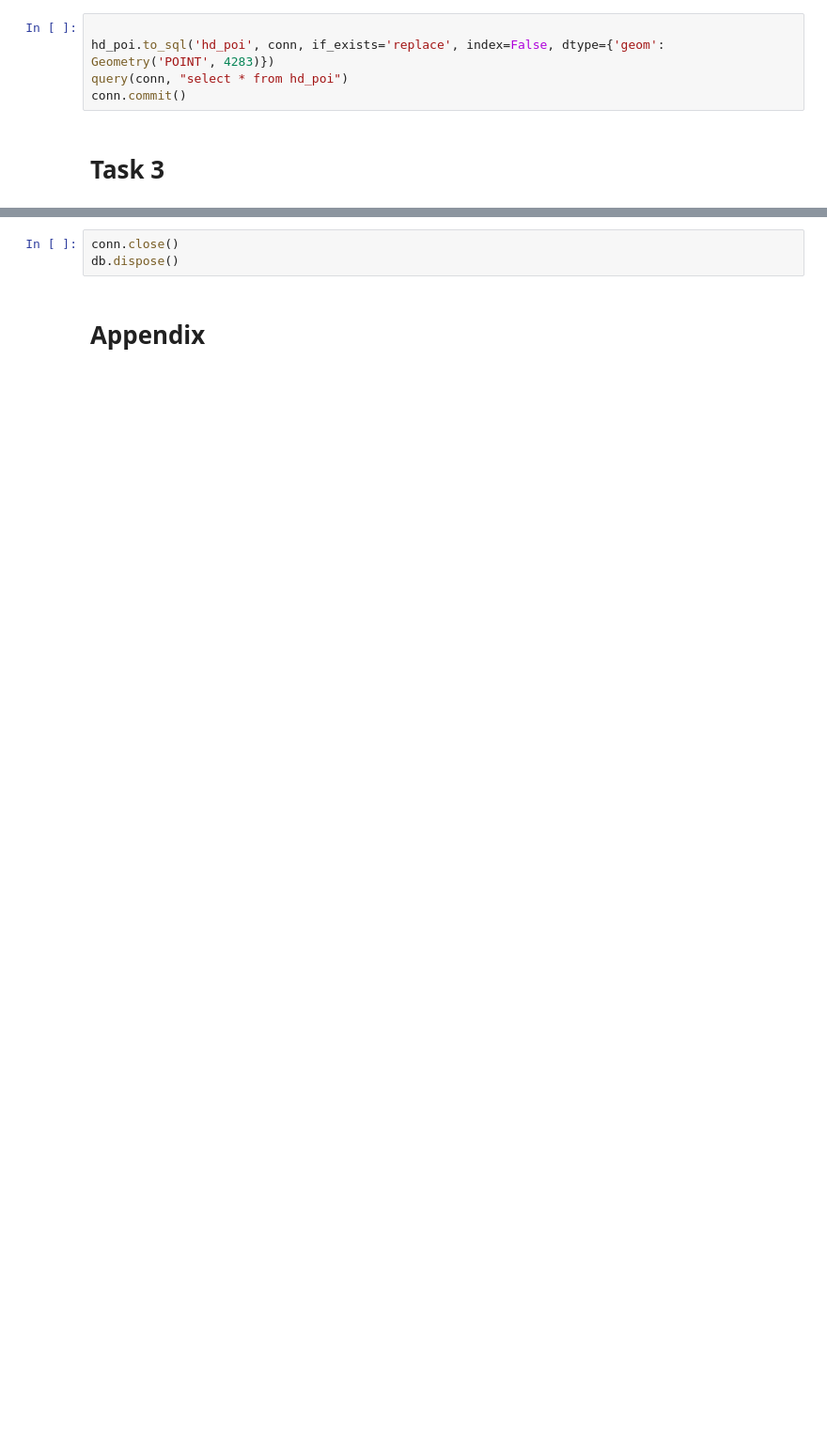
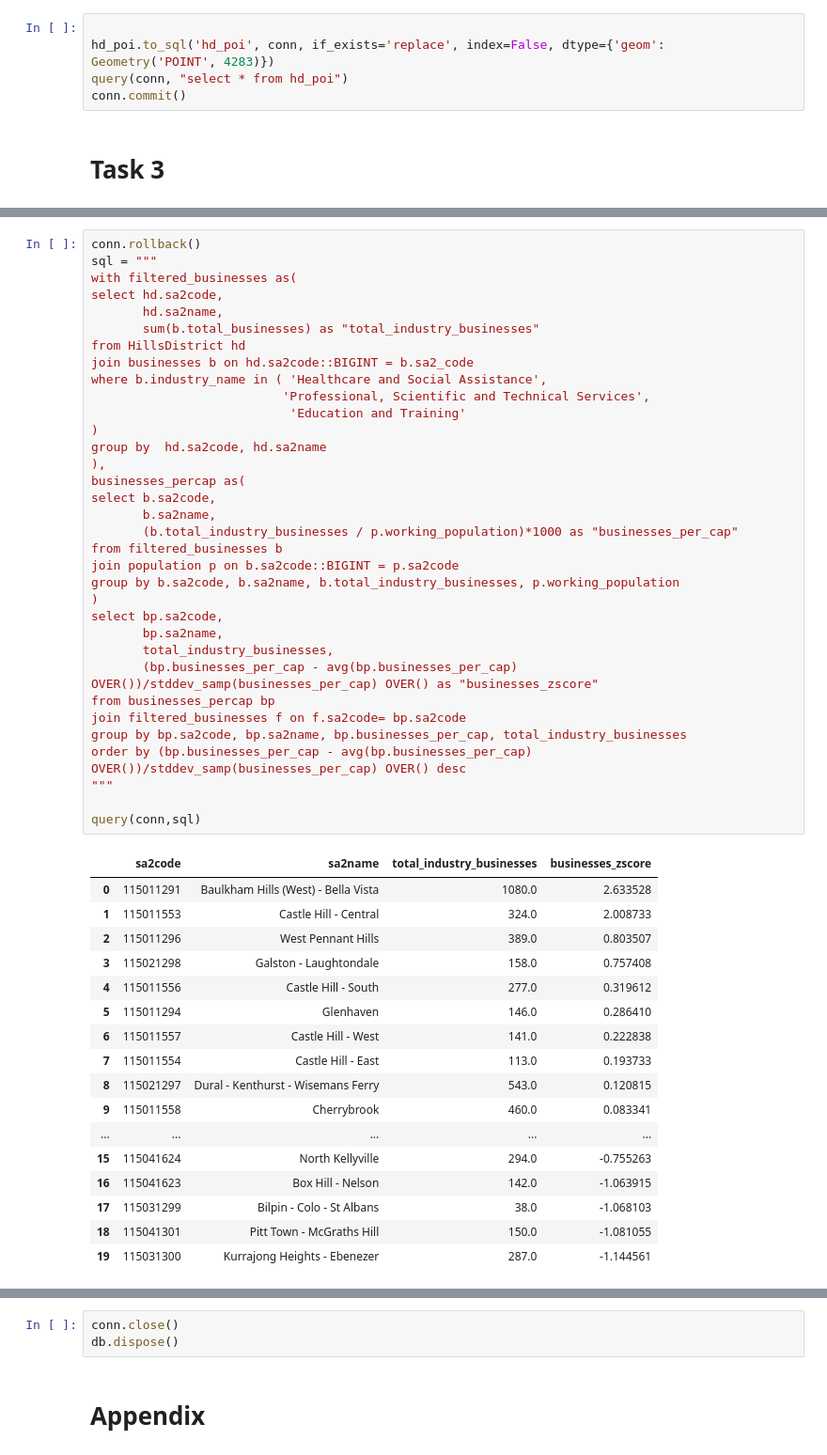
Before and after one commit to chloexnguyen/DATA2901_GreaterSydneyAssignment, a Jupyter notebook: DATA2901_workflow.ipynb, the cells around one changed output, grey strips where cells are left out. Shown at 94% size. Drawn from its saved outputs; the diff is of its cells as text; blank space fills up the shorter version.

```diff
--- a/DATA2901_workflow.ipynb
+++ b/DATA2901_workflow.ipynb
@@ -586,0 +593,52 @@ Index(['useid', 'catchtype', 'use_desc', 'geom'], dtype='object')
+# %%
+conn.rollback()
+sql = """
+with filtered_businesses as(
+select hd.sa2code,
+       hd.sa2name,
+       sum(b.total_businesses) as "total_industry_businesses"
+from HillsDistrict hd
+join businesses b on hd.sa2code::BIGINT = b.sa2_code
+where b.industry_name in ( 'Healthcare and Social Assistance',
+                          'Professional, Scientific and Technical Services',
+                           'Education and Training'
+)
+group by  hd.sa2code, hd.sa2name
+),
+businesses_percap as(
+select b.sa2code,
+       b.sa2name,
+       (b.total_industry_businesses / p.working_population)*1000 as "businesses_per_cap"
+from filtered_businesses b
+join population p on b.sa2code::BIGINT = p.sa2code
+group by b.sa2code, b.sa2name, b.total_industry_businesses, p.working_population
+)
+select bp.sa2code,
+       bp.sa2name,
+       total_industry_businesses,
+       (bp.businesses_per_cap - avg(bp.businesses_per_cap) OVER())/stddev_samp(businesses_per_cap) OVER() as "businesses_zscore"
+from businesses_percap bp
+join filtered_businesses f on f.sa2code= bp.sa2code
+group by bp.sa2code, bp.sa2name, bp.businesses_per_cap, total_industry_businesses
+order by (bp.businesses_per_cap - avg(bp.businesses_per_cap) OVER())/stddev_samp(businesses_per_cap) OVER() desc
+"""
+
+query(conn,sql)
+# %% [output]
+|  | sa2code | sa2name | total_industry_businesses | businesses_zscore |
+| 0 | 115011291 | Baulkham Hills (West) - Bella Vista | 1080.0 | 2.633528 |
+| 1 | 115011553 | Castle Hill - Central | 324.0 | 2.008733 |
+| 2 | 115011296 | West Pennant Hills | 389.0 | 0.803507 |
+| 3 | 115021298 | Galston - Laughtondale | 158.0 | 0.757408 |
+| 4 | 115011556 | Castle Hill - South | 277.0 | 0.319612 |
+| 5 | 115011294 | Glenhaven | 146.0 | 0.286410 |
+| 6 | 115011557 | Castle Hill - West | 141.0 | 0.222838 |
+| 7 | 115011554 | Castle Hill - East | 113.0 | 0.193733 |
+| 8 | 115021297 | Dural - Kenthurst - Wisemans Ferry | 543.0 | 0.120815 |
+| 9 | 115011558 | Cherrybrook | 460.0 | 0.083341 |
+| ... | ... | ... | ... | ... |
+| 15 | 115041624 | North Kellyville | 294.0 | -0.755263 |
+| 16 | 115041623 | Box Hill - Nelson | 142.0 | -1.063915 |
+| 17 | 115031299 | Bilpin - Colo - St Albans | 38.0 | -1.068103 |
+| 18 | 115041301 | Pitt Town - McGraths Hill | 150.0 | -1.081055 |
+| 19 | 115031300 | Kurrajong Heights - Ebenezer | 287.0 | -1.144561 |
```
Also changed, not shown: parts of 37 cells of this notebook.
